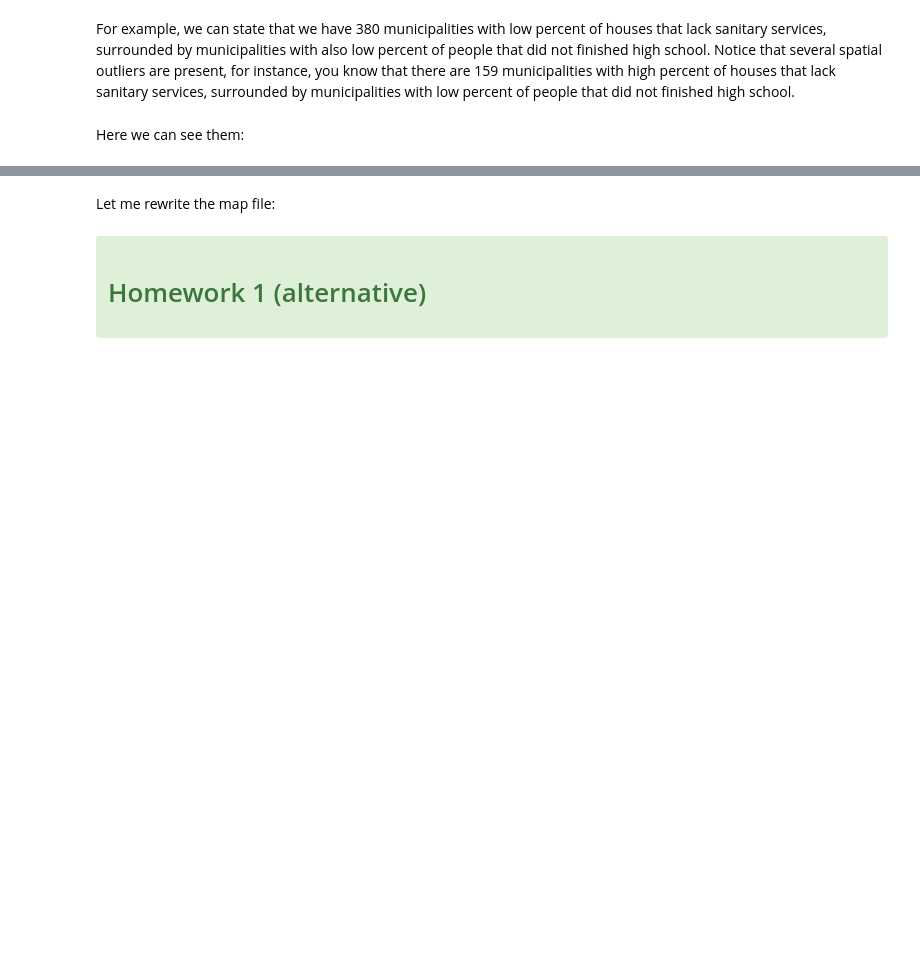
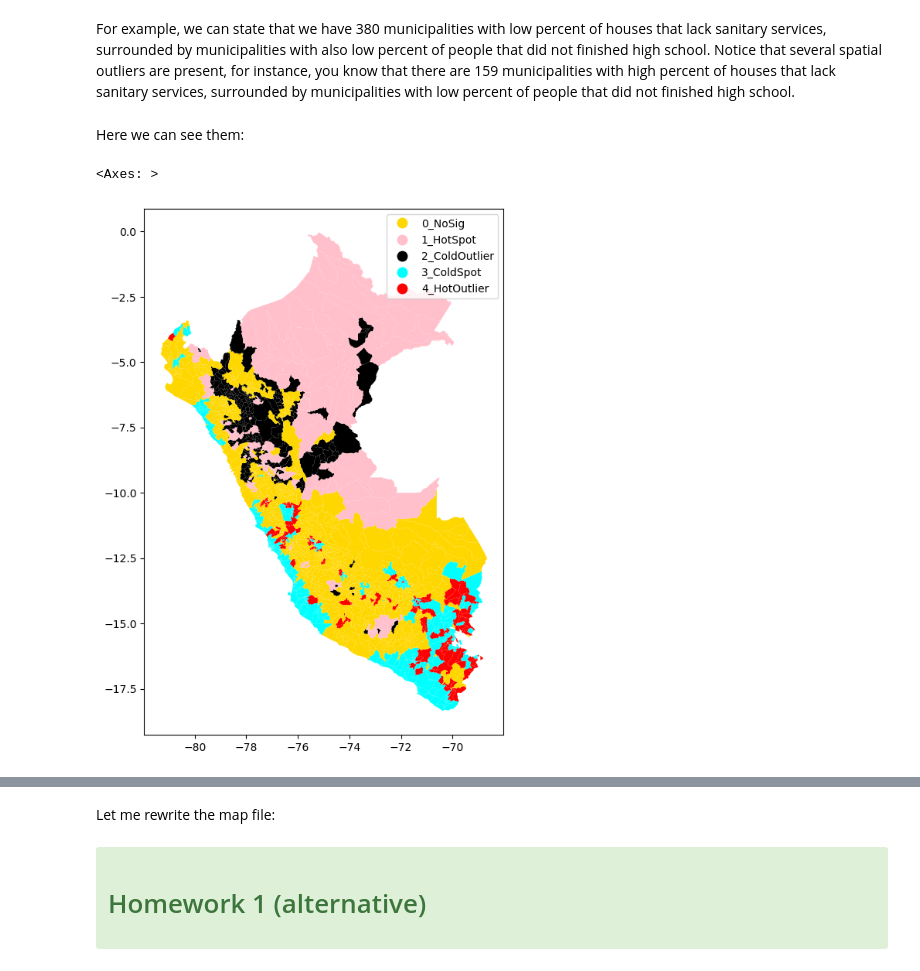
Before and after one commit to DACSS-CSSmeths/Spatial-Analytics, a Jupyter notebook: index.ipynb, the cells around one changed output, grey strips where cells are left out. Cells and saved outputs as stored; diff of their text form; code cells hidden in the pictures; blank space fills up the shorter version.

```diff
--- a/index.ipynb
+++ b/index.ipynb
@@ -293,3 +497,0 @@ peru_hdi_map.graduated_HS.describe()
-# %%
-# then
-peru_hdi_map['Non_graduated_HS']=100-peru_hdi_map.graduated_HS
@@ -316,7 +511,7 @@ from esda.moran import Moran_Local_BV
 #HH=1, LH=2, LL=3, HL=4
 
 # this is for the local neighborhood:
-moran_loc_bv = Moran_Local_BV(x=peru_hdi_map['No_sanitaryServ'],y=peru_hdi_map['Non_graduated_HS'], w=w_knn8,seed=2022)
+moran_loc_bv = Moran_Local_BV(x=peru_hdi_map['No_sanitaryServ'],y=peru_hdi_map['No_graduated_HS'], w=w_knn8,seed=2022)
 
 # results as a dataframe
 ResultLISA_BV=pd.DataFrame({'BV_lisa_Qlabel':moran_loc_bv.q, 'BV_lisa_Qsig':moran_loc_bv.p_sim})
@@ -335,11 +538,12 @@ Notice that several spatial outliers are present, for instance, you know that th
 # %% [markdown]
 Here we can see them:
 # %%
-peru_hdi_map.explore(
+peru_hdi_map.plot(
     column="HDI_quadrant_BV",
-    tooltip=["municipality","No_sanitaryServ","graduated_HS","HDI_quadrant_BV"],
-    tiles="CartoDB positron",
     cmap=myColMap,  # colormap
-    style_kwds=dict(stroke=False),
-    legend_kwds={'caption':'BV Quadrant type'}
+    legend=True,
+    figsize=(6,9)
 )
+# %% [output]
+<Axes: >
+[figure, added]
```
Also changed, not shown: parts of 45 cells of this notebook, 1 other file.
